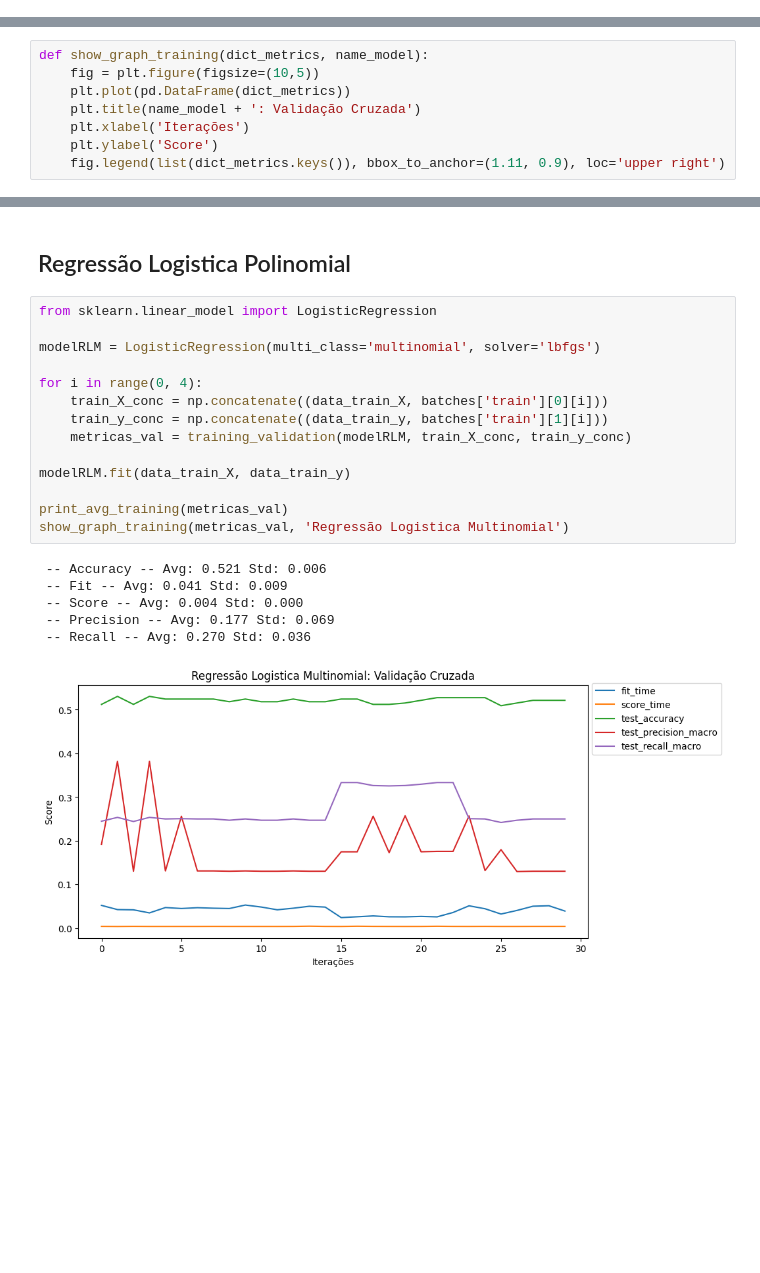
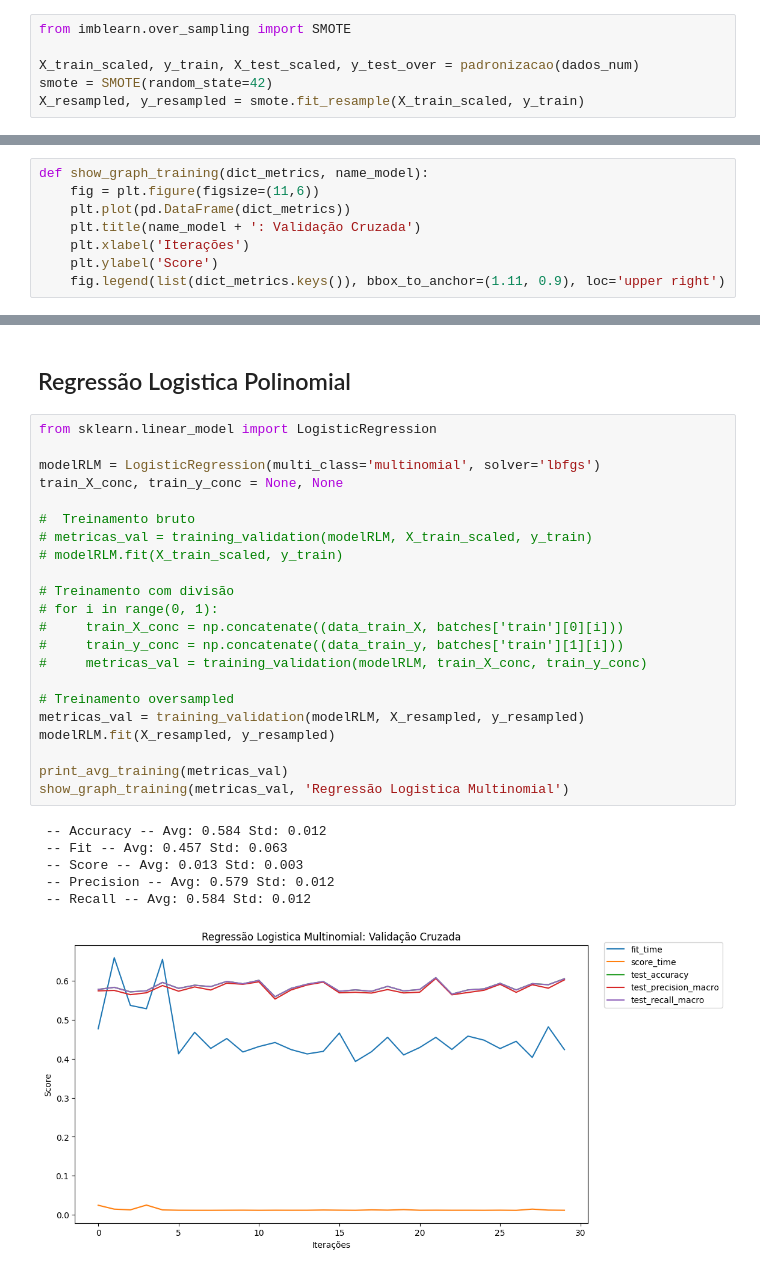
Before and after one commit to glauciapamponet/AirbnbAnalisys, a Jupyter notebook: airbnb-analysis.ipynb, the cells around one changed output, grey strips where cells are left out. Saved outputs shown, nothing was run; the diff lists cells and outputs as text; blank space fills up the shorter version.

Commit message:
Kaggle Notebook | Trabalho CD | Oversample

```diff
--- a/airbnb-analysis.ipynb
+++ b/airbnb-analysis.ipynb
@@ -306,3 +315,9 @@ data_test_X, data_test_y = data_test_X[idx, :], data_test_y[idx]
+# %%
+from imblearn.over_sampling import SMOTE
+
+X_train_scaled, y_train, X_test_scaled, y_test_over = padronizacao(dados_num)
+smote = SMOTE(random_state=42)
+X_resampled, y_resampled = smote.fit_resample(X_train_scaled, y_train)
 # %%
 from sklearn.model_selection import cross_validate
 
@@ -319,7 +334,7 @@ def print_avg_training(dict_metrics):
     print(f' -- Recall -- Avg: {np.mean(dict_metrics["test_recall_macro"]):.3f} Std: {np.std(dict_metrics["test_recall_macro"]):.3f}')
 # %%
 def show_graph_training(dict_metrics, name_model):
-    fig = plt.figure(figsize=(10,5))
+    fig = plt.figure(figsize=(11,6))
     plt.plot(pd.DataFrame(dict_metrics))
     plt.title(name_model + ': Validação Cruzada')
     plt.xlabel('Iterações')
@@ -345,22 +362,30 @@ def get_confusion_matrix(y_true, y_pred):
 # %%
 from sklearn.linear_model import LogisticRegression
 
 modelRLM = LogisticRegression(multi_class='multinomial', solver='lbfgs')
+train_X_conc, train_y_conc = None, None
 
-for i in range(0, 4):
-    train_X_conc = np.concatenate((data_train_X, batches['train'][0][i]))
-    train_y_conc = np.concatenate((data_train_y, batches['train'][1][i]))
-    metricas_val = training_validation(modelRLM, train_X_conc, train_y_conc)
+#  Treinamento bruto
+# metricas_val = training_validation(modelRLM, X_train_scaled, y_train)
+# modelRLM.fit(X_train_scaled, y_train)
 
-modelRLM.fit(data_train_X, data_train_y)
+# Treinamento com divisão
+# for i in range(0, 1):
+#     train_X_conc = np.concatenate((data_train_X, batches['train'][0][i]))
+#     train_y_conc = np.concatenate((data_train_y, batches['train'][1][i]))
+#     metricas_val = training_validation(modelRLM, train_X_conc, train_y_conc)
+
+# Treinamento oversampled
+metricas_val = training_validation(modelRLM, X_resampled, y_resampled)
+modelRLM.fit(X_resampled, y_resampled)
 
 print_avg_training(metricas_val)
 show_graph_training(metricas_val, 'Regressão Logistica Multinomial')
 # %% [output]
- -- Accuracy -- Avg: 0.521 Std: 0.006
- -- Fit -- Avg: 0.041 Std: 0.009
- -- Score -- Avg: 0.004 Std: 0.000
- -- Precision -- Avg: 0.177 Std: 0.069
- -- Recall -- Avg: 0.270 Std: 0.036
+ -- Accuracy -- Avg: 0.584 Std: 0.012
+ -- Fit -- Avg: 0.457 Std: 0.063
+ -- Score -- Avg: 0.013 Std: 0.003
+ -- Precision -- Avg: 0.579 Std: 0.012
+ -- Recall -- Avg: 0.584 Std: 0.012
-[figure, old version]
+[figure, new version]
 # %%
```
Also changed, not shown: parts of 7 cells of this notebook.
